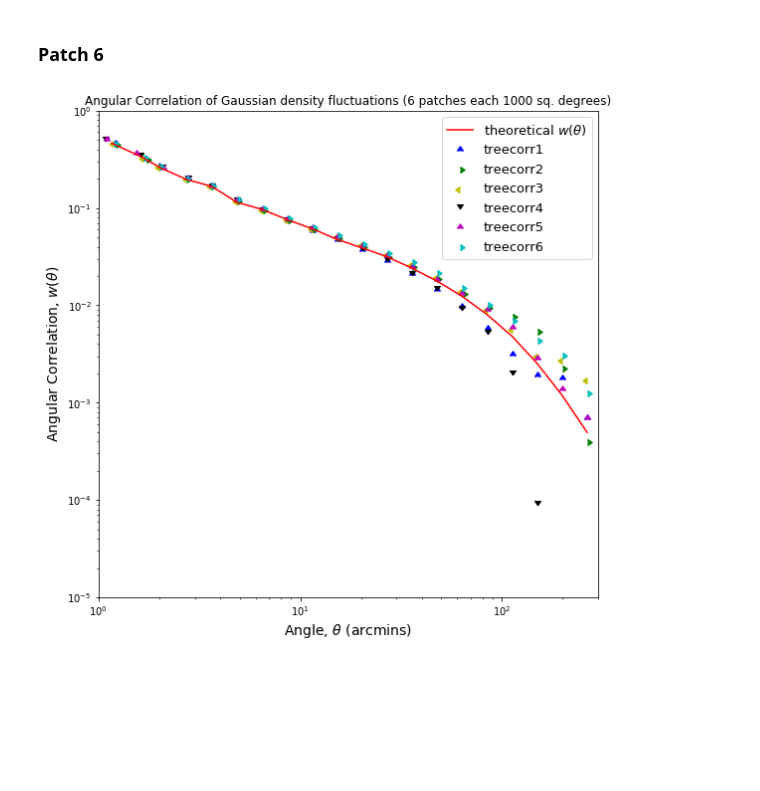
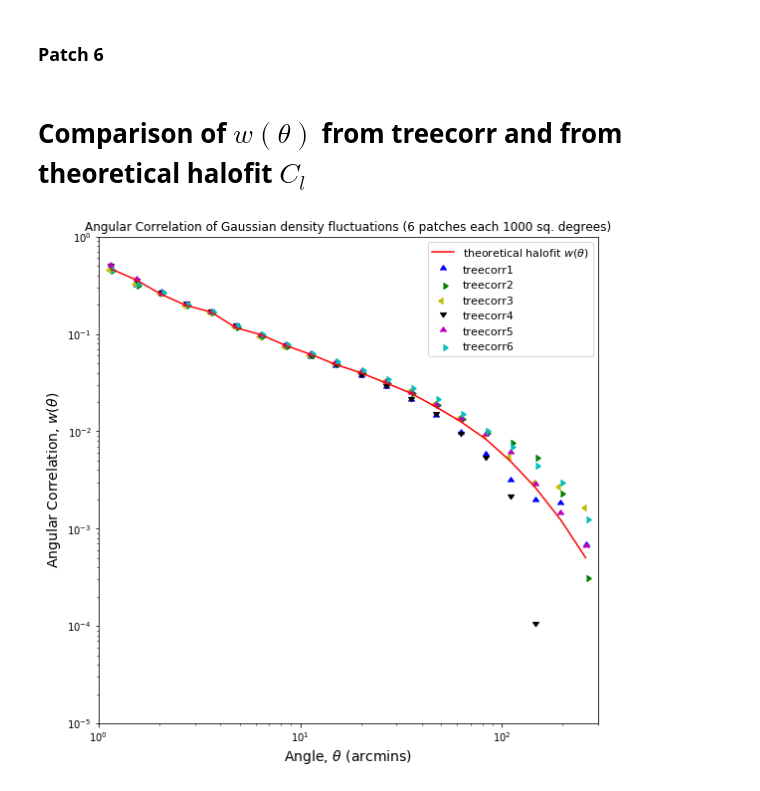
Before and after one commit to anikhalder/Integrated_Bispectrum, a Jupyter notebook: power_spectrum_gaussian/power_spectrum_gaussian_different_patches.ipynb, the cells around one changed output. Drawn from its saved outputs; the diff is of its cells as text; code cells hidden in the pictures; blank space fills up the shorter version.

```diff
--- a/power_spectrum_gaussian/power_spectrum_gaussian_different_patches.ipynb
+++ b/power_spectrum_gaussian/power_spectrum_gaussian_different_patches.ipynb
@@ -11,6 +11,13 @@ from astropy.io import fits
 from astropy.table import Table, Column
 
 import treecorr
+# %%
+def calculate_patch_radius(patch_area_sq_degrees):
+    return np.arccos(1-patch_area_sq_degrees*np.pi/(2*180*180))
+
+sq_degrees = 1000
+
+patch_radius = calculate_patch_radius(sq_degrees)
 # %% [markdown]
 # Input Cl's
 # %%
@@ -390,6 +402,8 @@ w_tc = kk.xi
 dat = np.array([theta_tc, w_tc])
 dat = dat.T
 np.savetxt('./simulations_output/different_patches/treecorr_angular_correlation_gaussian_patch_6.txt', dat, delimiter = ' ')
+# %% [markdown]
+# Comparison of $w(\theta)$ from treecorr and from theoretical halofit $C_l$
 # %%
 def w_theta(theta):
     x = np.cos(theta)
@@ -408,34 +422,34 @@ w_treecorr3 = np.loadtxt('./simulations_output/different_patches/treecorr_angula
 
 theta_treecorr4 = np.loadtxt('./simulations_output/different_patches/treecorr_angular_correlation_gaussian_patch_4.txt', usecols=(0)) # in arcmins
 w_treecorr4 = np.loadtxt('./simulations_output/different_patches/treecorr_angular_correlation_gaussian_patch_4.txt', usecols=(1)) # w(theta)
 
 theta_treecorr5 = np.loadtxt('./simulations_output/different_patches/treecorr_angular_correlation_gaussian_patch_5.txt', usecols=(0)) # in arcmins
 w_treecorr5 = np.loadtxt('./simulations_output/different_patches/treecorr_angular_correlation_gaussian_patch_5.txt', usecols=(1)) # w(theta)
 
 theta_treecorr6 = np.loadtxt('./simulations_output/different_patches/treecorr_angular_correlation_gaussian_patch_6.txt', usecols=(0)) # in arcmins
 w_treecorr6 = np.loadtxt('./simulations_output/different_patches/treecorr_angular_correlation_gaussian_patch_6.txt', usecols=(1)) # w(theta)
 
 theta_theoretical = (theta_treecorr1+theta_treecorr2+theta_treecorr3+
                      theta_treecorr4+theta_treecorr5+theta_treecorr6) / 6
 
 plt.figure(figsize=(9,9))
 plt.scatter(theta_treecorr1,w_treecorr1, c='b', marker=10, label='treecorr1')
 plt.scatter(theta_treecorr2,w_treecorr2, c='g', marker=9, label='treecorr2')
 plt.scatter(theta_treecorr3,w_treecorr3, c='y', marker=8, label='treecorr3')
 plt.scatter(theta_treecorr4,w_treecorr4, c='k', marker=7, label='treecorr4')
 plt.scatter(theta_treecorr5,w_treecorr5, c='m', marker=10, label='treecorr5')
 plt.scatter(theta_treecorr6,w_treecorr6, c='c', marker=9, label='treecorr6')
-plt.plot(theta_theoretical, w_theta(theta_theoretical/60*np.pi/180), c='r', label='theoretical $w(θ)$')
+plt.plot(theta_theoretical, w_theta(theta_theoretical/60*np.pi/180), c='r', label='theoretical halofit $w(θ)$')
 plt.xlim(1,300)
 plt.ylim(1e-5, 1)
 plt.xscale('log')
 plt.yscale('log')
 plt.xlabel('Angle, $θ$ (arcmins)', fontsize=14)
 plt.ylabel('Angular Correlation, $w(θ)$', fontsize=14)
-plt.title('Angular Correlation of Gaussian density fluctuations (6 patches each 1000 sq. degrees)')
-plt.legend(loc='best', fontsize=13)
+plt.title('Angular Correlation of Gaussian density fluctuations (6 patches each '+str(sq_degrees)+' sq. degrees)')
+plt.legend(loc='best', fontsize=11)
 plt.savefig('./simulations_output/plot_output/treecorr_and_theoretical_angular_correlation_gaussian_different_patches.pdf')
 
 # We can see the (cosmic variance) in the large scales i.e. small l --> more uncertainty (see Dodelson)
 # %% [output]
-[figure, old version]
+[figure, new version]
```
Also changed, not shown: parts of 8 cells of this notebook, 52 other files.
